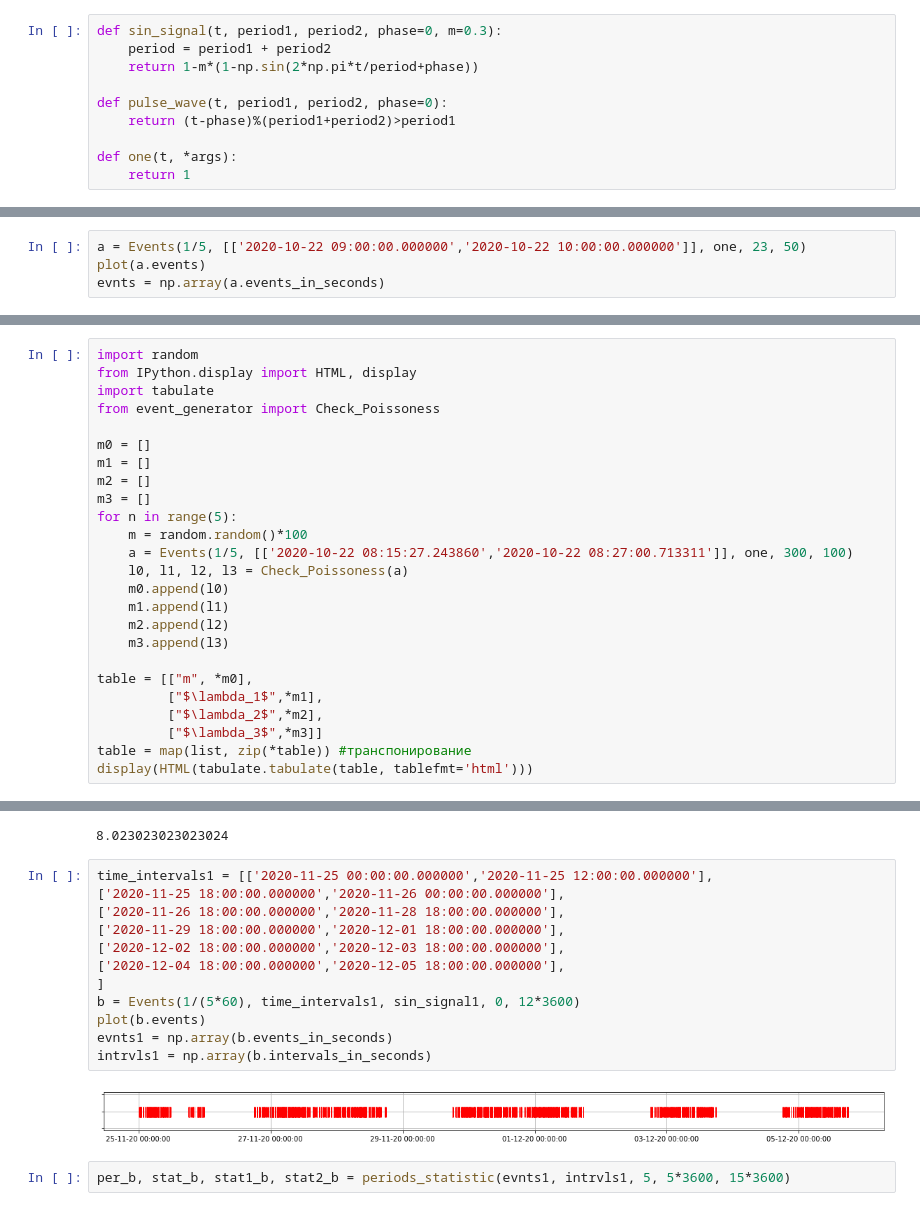
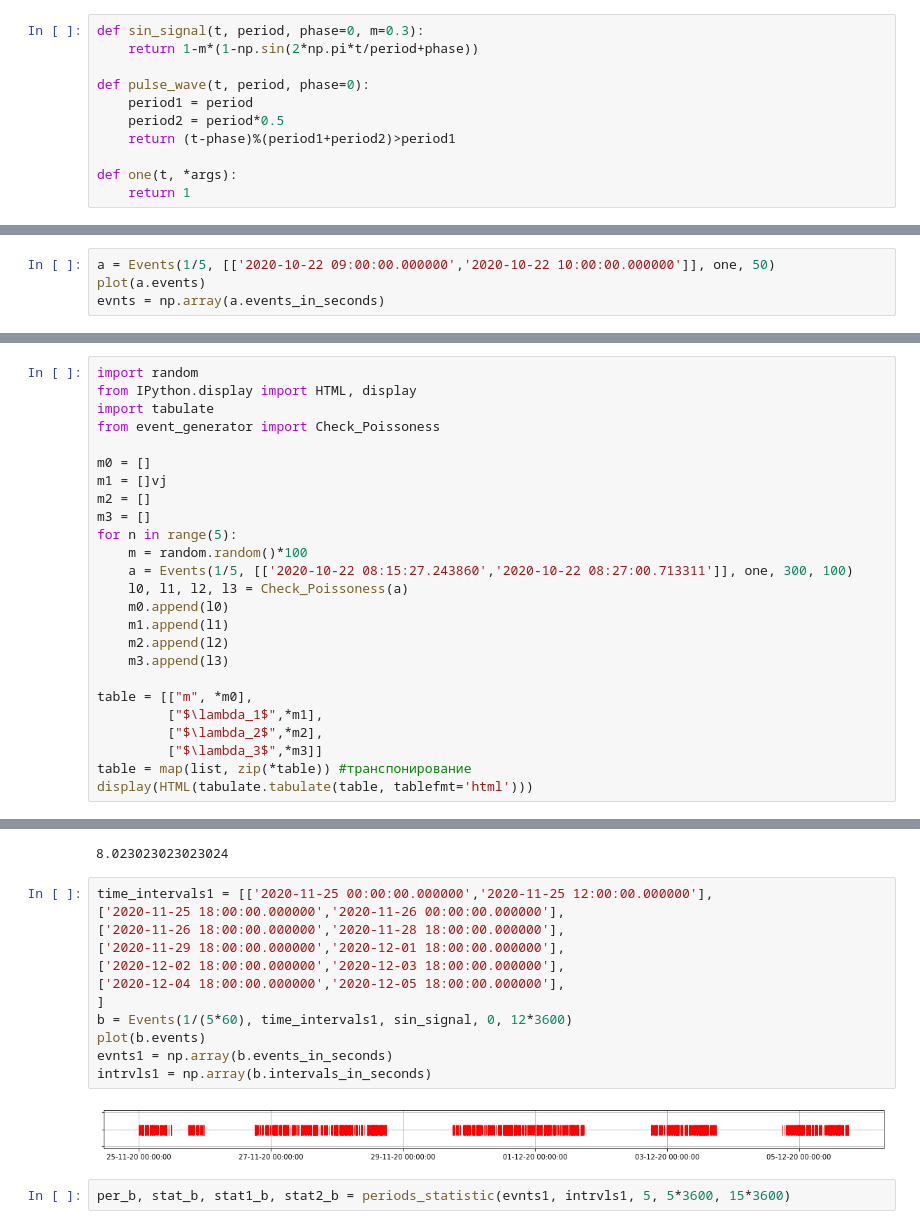
Before and after one commit to maksatsat/xraybursters, a Jupyter notebook: events.ipynb, the cells around one changed output, grey strips where cells are left out. Saved outputs shown, nothing was run; the diff lists cells and outputs as text.

```diff
--- a/events.ipynb
+++ b/events.ipynb
@@ -15,10 +15,11 @@ def plot(events):
     plt.show()
 # %%
-def sin_signal(t, period1, period2, phase=0, m=0.3):
-    period = period1 + period2
+def sin_signal(t, period, phase=0, m=0.3):
     return 1-m*(1-np.sin(2*np.pi*t/period+phase))
 
-def pulse_wave(t, period1, period2, phase=0):
+def pulse_wave(t, period, phase=0):
+    period1 = period
+    period2 = period*0.5
     return (t-phase)%(period1+period2)>period1
 
 def one(t, *args):
@@ -26,7 +27,7 @@ def one(t, *args):
 # %% [markdown]
 # Генератор событий
 # %%
-a = Events(1/5, [['2020-10-22 09:00:00.000000','2020-10-22 10:00:00.000000']], one, 23, 50)
+a = Events(1/5, [['2020-10-22 09:00:00.000000','2020-10-22 10:00:00.000000']], one, 50)
 plot(a.events)
 evnts = np.array(a.events_in_seconds)
 # %% [output]
@@ -46,7 +47,7 @@ import tabulate
 from event_generator import Check_Poissoness
 
 m0 = []
-m1 = []
+m1 = []vj
 m2 = []
 m3 = []
 for n in range(5):
@@ -245,17 +246,17 @@ per_b[np.argmax(stat1_b)]/3600
 # %%
 time_intervals1 = [['2020-11-25 00:00:00.000000','2020-11-25 12:00:00.000000'],
 ['2020-11-25 18:00:00.000000','2020-11-26 00:00:00.000000'],
 ['2020-11-26 18:00:00.000000','2020-11-28 18:00:00.000000'],
 ['2020-11-29 18:00:00.000000','2020-12-01 18:00:00.000000'],
 ['2020-12-02 18:00:00.000000','2020-12-03 18:00:00.000000'],
 ['2020-12-04 18:00:00.000000','2020-12-05 18:00:00.000000'],
 ]
-b = Events(1/(5*60), time_intervals1, sin_signal1, 0, 12*3600)
+b = Events(1/(5*60), time_intervals1, sin_signal, 0, 12*3600)
 plot(b.events)
 evnts1 = np.array(b.events_in_seconds)
 intrvls1 = np.array(b.intervals_in_seconds)
 # %% [output]
-[figure, old version]
+[figure, new version]
 # %%
 per_b, stat_b, stat1_b, stat2_b = periods_statistic(evnts1, intrvls1, 5, 5*3600, 15*3600)
 # %% [output]
```
Also changed, not shown: parts of 13 cells of this notebook, 5 other files.
